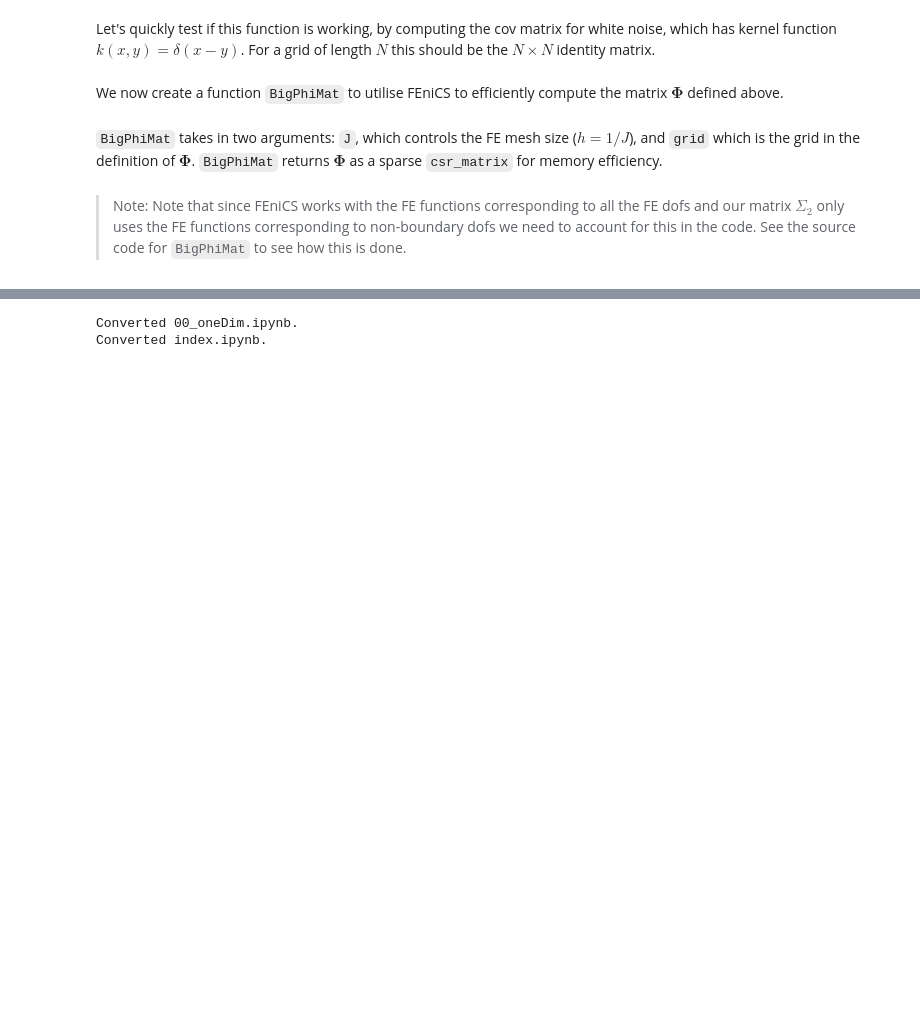
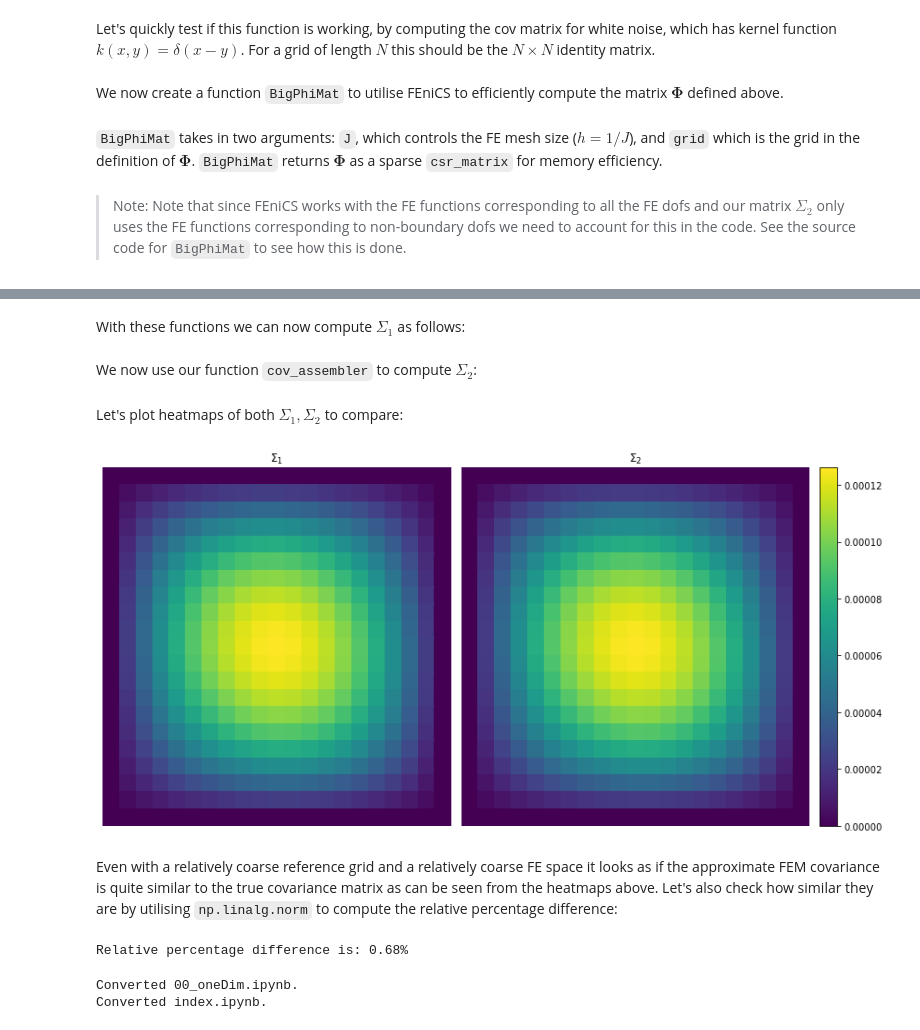
Before and after one commit to YanniPapandreou/statFEM, a Jupyter notebook: 00_oneDim.ipynb, the cells around one changed output, grey strips where cells are left out. Drawn from its saved outputs; the diff is of its cells as text; code cells hidden in the pictures; blank space fills up the shorter version.

Commit message:
added code/docs for cov_assembler

```diff
--- a/00_oneDim.ipynb
+++ b/00_oneDim.ipynb
@@ -291,3 +402,51 @@ def BigPhiMat(J,grid):
+# %% [markdown]
+With these functions we can now compute $\Sigma_1$ as follows:
+# %%
+# set up a reference grid
+N = 21
+grid = np.linspace(0,1,N)
+
+# compute Σ_1 using c_u
+Σ_1 = kernMat(c_u,grid,True,False)
+# %% [markdown]
+We now use our function `cov_assembler` to compute $\Sigma_2$:
+# %%
+J = 20 # choose a FE mesh size
+Σ_2 = cov_assembler(J,k_f,grid,False,True)
+# %% [markdown]
+Let's plot heatmaps of both $\Sigma_1, \Sigma_2$ to compare:
+# %%
+#hide_input
+vmin = min(Σ_1.min(), Σ_2.min())
+vmax = max(Σ_1.max(), Σ_2.max())
+plt.rcParams['figure.figsize'] = (12,6)
+fig, axs = plt.subplots(ncols=3, gridspec_kw=dict(width_ratios=[4,4,0.2]))
+sns.heatmap(Σ_1,cbar=False,
+                annot=False,
+                xticklabels=False,
+                yticklabels=False,
+                cmap=cm.viridis,
+                ax=axs[0])
+axs[0].title.set_text(r'$\Sigma_1$')
+sns.heatmap(Σ_2,cbar=False,
+                annot=False,
+                xticklabels=False,
+                yticklabels=False,
+                cmap=cm.viridis,
+                ax=axs[1])
+axs[1].title.set_text(r'$\Sigma_2$')
+fig.colorbar(axs[np.argmax([Σ_1.max(), Σ_2.max()])].collections[0], cax=axs[2])
+plt.tight_layout()
+plt.show()
+# %% [output]
+[figure, added]
+# %% [markdown]
+Even with a relatively coarse reference grid and a relatively coarse FE space it looks as if the approximate FEM covariance is quite similar to the true covariance matrix as can be seen from the heatmaps above. Let's also check how similar they are by utilising `np.linalg.norm` to compute the relative percentage difference:
+# %%
+#hide_input
+print("Relative percentage difference is: %.2f" %(100*np.linalg.norm(Σ_1-Σ_2)/np.linalg.norm(Σ_1)) + "%")
+# %% [output]
+Relative percentage difference is: 0.68%
 # %%
 #hide
 from nbdev.export import notebook2script; notebook2script()
```
Also changed, not shown: parts of 6 cells of this notebook, 3 other files.
